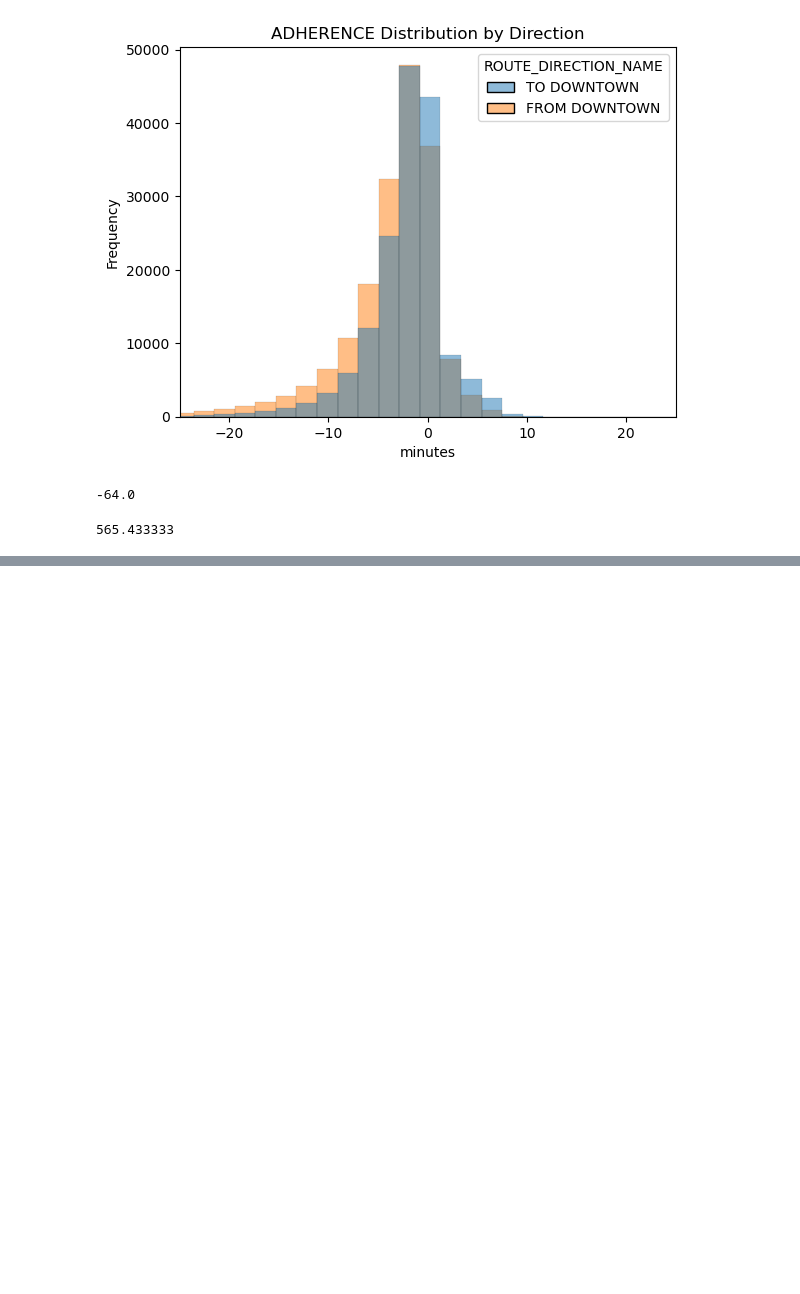
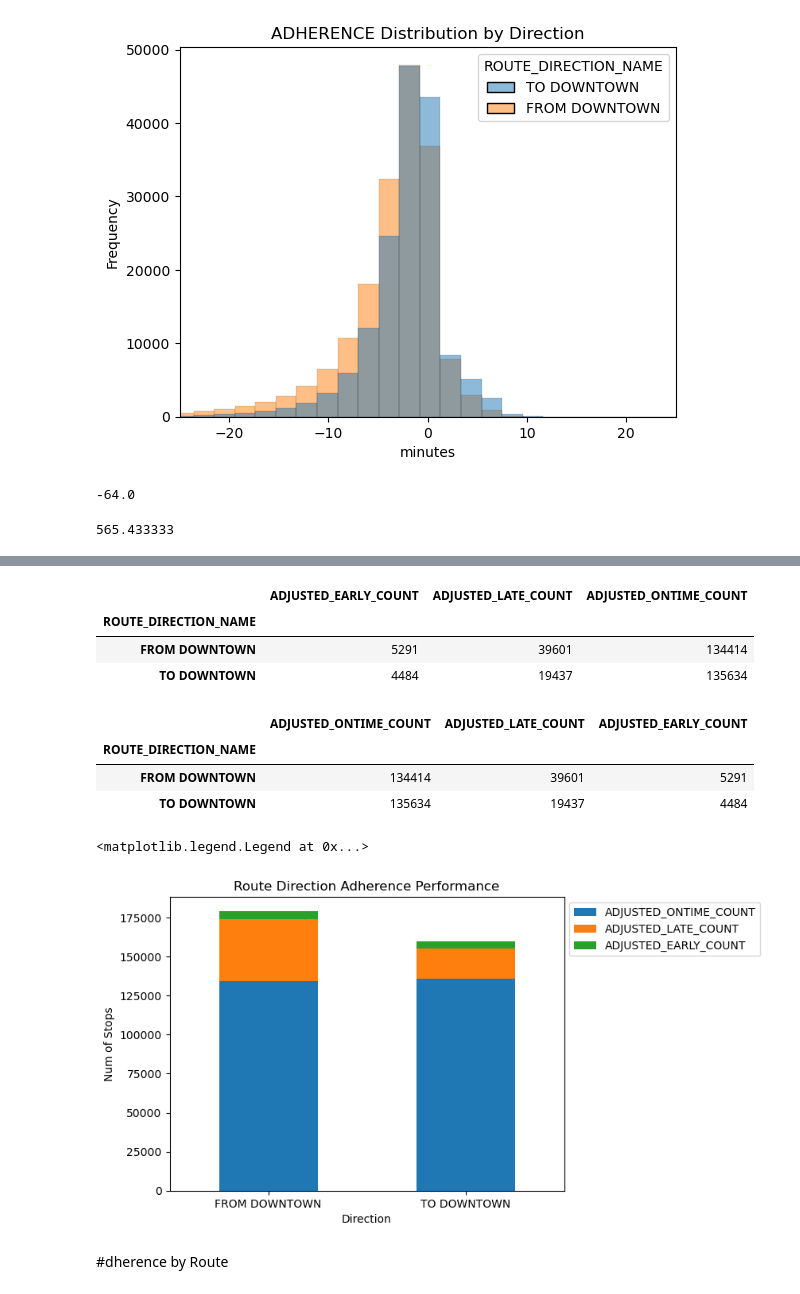
Before and after one commit to NSS-Data-Analytics-Cohort-11/wego-caesars-legion, a Jupyter notebook: notebooks/WeGo Data Introduction.ipynb, the cells around one changed output, grey strips where cells are left out. Drawn from its saved outputs; the diff is of its cells as text; code cells hidden in the pictures; blank space fills up the shorter version.

```diff
--- a/notebooks/WeGo Data Introduction.ipynb
+++ b/notebooks/WeGo Data Introduction.ipynb
@@ -358,3 +358,6 @@ ax.set(title='Headway Deviation Distribution Excluding Outliers',
 # %% [markdown]
 # Q2
 How does direction of travel, route, or location affect the headway and on-time performance?
+# %%
+#create HDWY_DEV PERCENTAGE COLUMN
+wego['HDWY_DEV_PCT'] = wego['HDWY_DEV']/wego['SCHEDULED_HDWY']*100
@@ -360,0 +383,18 @@ How does direction of travel, route, or location affect the headway and on-time
+# %%
+def gapping(percentage):
+    if (percentage < 0) & (abs(percentage) > 50):
+        return int(1)
+    else:
+        return int(0)
+
+def acceptable(percentage):
+    if abs(percentage) <= 50:
+        return int(1)
+    else:
+        return int(0)
+
+def bunching(percentage):
+    if (percentage > 0) & (abs(percentage) > 50):
+        return int(1)
+    else:
+        return int(0)
@@ -360,0 +407,4 @@ How does direction of travel, route, or location affect the headway and on-time
+# %%
+wego['HDWY_BUNCHING']= wego['HDWY_DEV_PCT'].apply(bunching)
+wego['HDWY_GAPPING']= wego['HDWY_DEV_PCT'].apply(gapping)
+wego['HDWY_ACCEPTABLE']= wego['HDWY_DEV_PCT'].apply(acceptable)
@@ -415,0 +544,7 @@ wego['HDWY_DEV'].max()
+# %%
+direction_adher
+# %% [output]
+|  | ADJUSTED_EARLY_COUNT | ADJUSTED_LATE_COUNT | ADJUSTED_ONTIME_COUNT |
+| ROUTE_DIRECTION_NAME |  |  |  |
+| FROM DOWNTOWN | 5291 | 39601 | 134414 |
+| TO DOWNTOWN | 4484 | 19437 | 135634 |
@@ -415,0 +553,7 @@ wego['HDWY_DEV'].max()
+# %%
+routes_adher
+# %% [output]
+|  | ADJUSTED_ONTIME_COUNT | ADJUSTED_LATE_COUNT | ADJUSTED_EARLY_COUNT |
+| ROUTE_DIRECTION_NAME |  |  |  |
+| FROM DOWNTOWN | 134414 | 39601 | 5291 |
+| TO DOWNTOWN | 135634 | 19437 | 4484 |
@@ -415,0 +567,16 @@ wego['HDWY_DEV'].max()
+# %%
+ax = (
+    wego.groupby('ROUTE_DIRECTION_NAME')
+         [['ADJUSTED_ONTIME_COUNT', 'ADJUSTED_LATE_COUNT', 'ADJUSTED_EARLY_COUNT']]
+         .sum()
+).plot(kind='bar', stacked=True)
+ax.set(title = 'Route Direction Adherence Performance',
+        xlabel = 'Direction',
+        ylabel = 'Num of Stops')
+ax.tick_params(axis='x', rotation=0)
+ax.legend(bbox_to_anchor=(1, 1))
+# %% [output]
+<matplotlib.legend.Legend at 0x...>
+[figure, added]
+# %% [markdown]
+#dherence by Route
```
Also changed, not shown: parts of 114 cells of this notebook.
